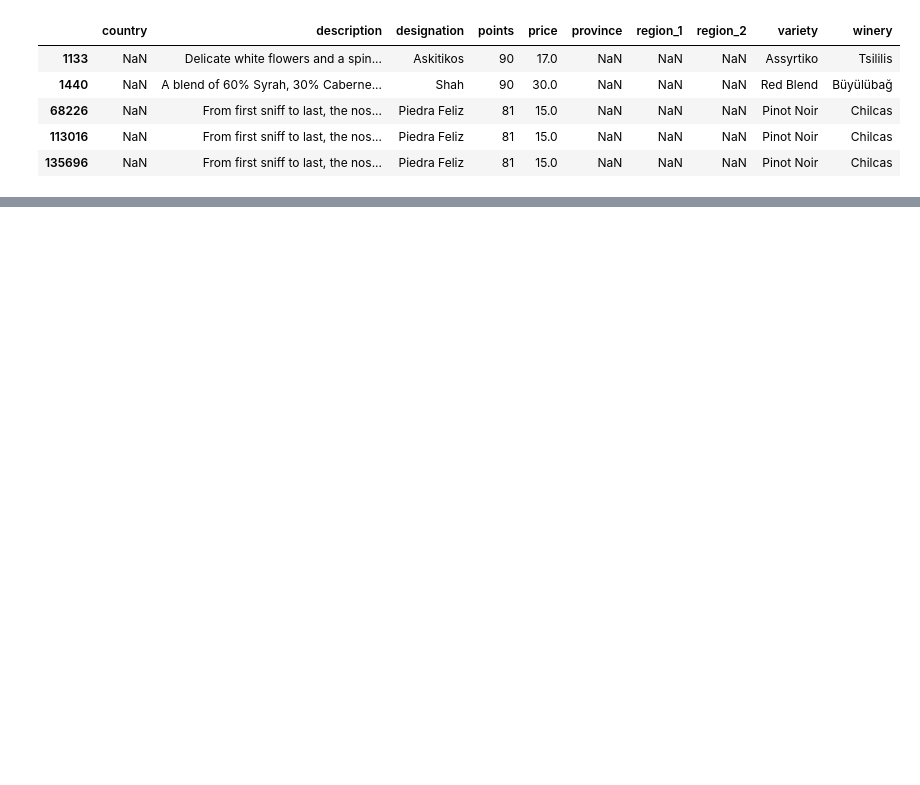
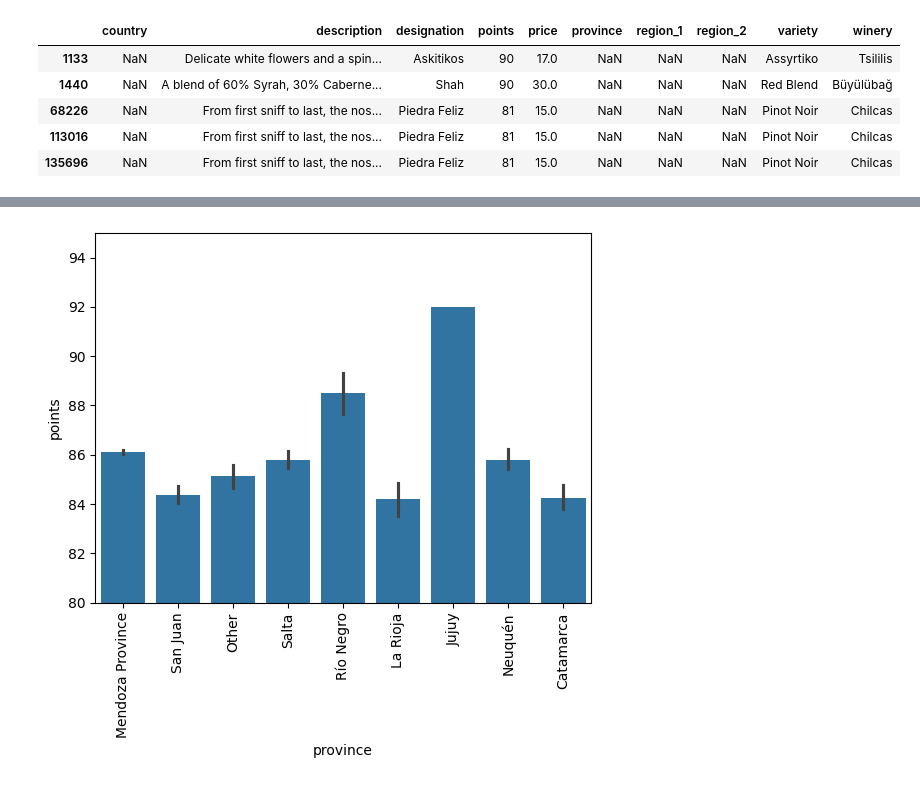
Before and after one commit to alejomedinazanca/wine_project, a Jupyter notebook: wine-project.ipynb, the cells around one changed output, grey strips where cells are left out. Saved outputs shown, nothing was run; the diff lists cells and outputs as text; code cells hidden in the pictures; blank space fills up the shorter version.

```diff
--- a/wine-project.ipynb
+++ b/wine-project.ipynb
@@ -122,0 +122,21 @@ arg.head(10)
+# %%
+dic_2 = {'San Juan':'San Juan', 'Cafayate':'Salta',
+       'Alto Valle del Río Negro':'Río Negro',
+       'La Rioja':'La Rioja','Calchaquí Valley': 'Salta',
+       'Tulum Valley': 'San Juan','Jujuy':'Jujuy',
+       'Neuquén':'Neuquén','Famatina Valley':'Catamarca',
+       'Río Negro Valley':'Río Negro', 'Aminga Valley':'La Rioja',
+       'Zonda Valley':'San Juan', 'Catamarca':'Catamarca', 'Salta':'Salta'}
+
+indices_2 = arg[arg['province']=='Other'].index
+# mi codigo con un error
+#for indice in indices:
+#    wine_df.iloc[indice]['country'] = dic[wine_df.iloc[indice]['winery']]
+
+
+for indice in indices_2:
+    region = arg.loc[indice, 'region']
+    if region in dic_2:
+        arg.loc[indice, 'province'] = dic_2[region]
+
+arg[arg['province']=='Other']
@@ -122,0 +171,7 @@ arg.head(10)
+# %%
+sns.barplot(arg, x='province',y='points')
+plt.ylim(80,95)
+plt.xticks(rotation=90)
+plt.show()
+# %% [output]
+[figure, added]
```
Also changed, not shown: parts of 42 cells of this notebook.
